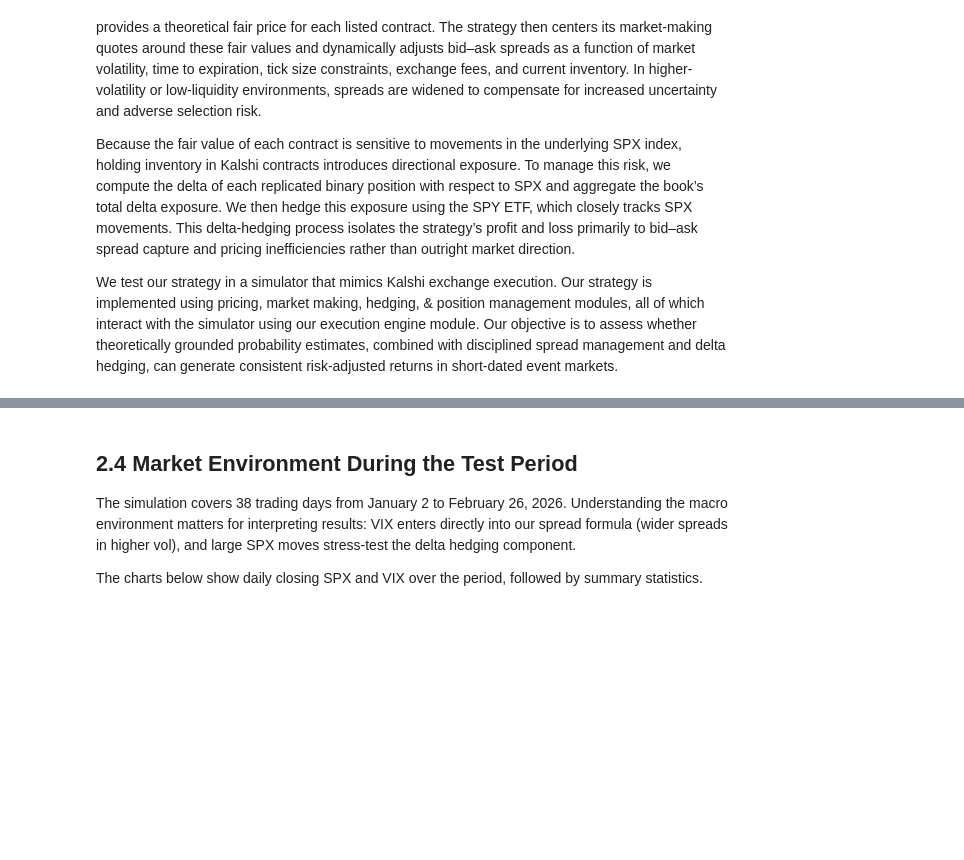
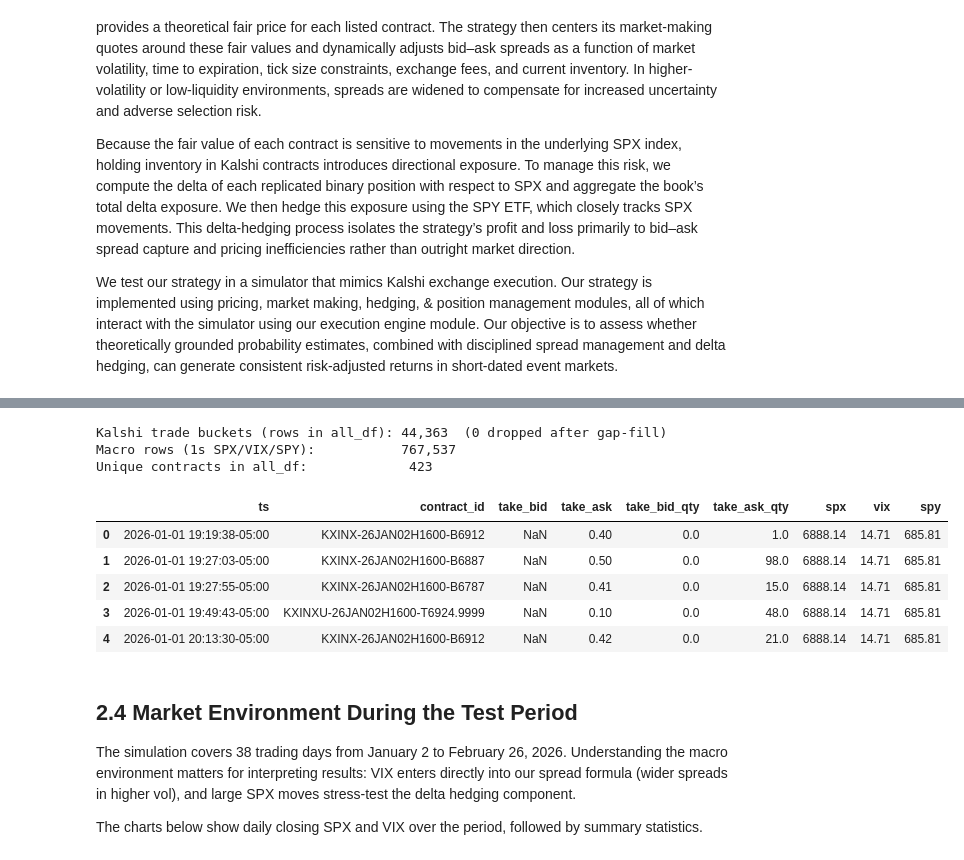
Before and after one commit to chris-mulligan-50/FINM-33150-Quantitative-Trading-Strategies-Final-Project-Kalshi-Market-Making-, a Jupyter notebook: submission.ipynb, the cells around one changed output, grey strips where cells are left out. Drawn from its saved outputs; the diff is of its cells as text; code cells hidden in the pictures; blank space fills up the shorter version.

```diff
--- a/submission.ipynb
+++ b/submission.ipynb
@@ -126,37 +328,33 @@ Raw data from each source requires several cleaning steps before it can be used
 # %%
-import sys
-sys.path.insert(0, "src")
-
-from DataIngestor import DataIngestor, KalshiCleanSpec, MacroSpec
-
 ingestor = DataIngestor()
 all_df, macro_df = ingestor.load(
     kalshi_clean_files=[
-        KalshiCleanSpec(path="Data/Cleaned Input Parquets/kalshi_kxinx_clean.parquet"),
-        KalshiCleanSpec(path="Data/Cleaned Input Parquets/kalshi_kxinxu_clean.parquet"),
+        KalshiCleanSpec(path=f"{data_path}kalshi_kxinx_clean.parquet"),
+        KalshiCleanSpec(path=f"{data_path}kalshi_kxinxu_clean.parquet"),
     ],
-    spx=MacroSpec(path="Data/Cleaned Input Parquets/spx_clean.parquet", value_col="spx"),
-    vix=MacroSpec(path="Data/Cleaned Input Parquets/vix_clean.parquet", value_col="vix"),
-    spy=MacroSpec(path="Data/Cleaned Input Parquets/spy_clean.parquet", value_col="close"),
+    spx=MacroSpec(path=f"{data_path}spx_clean.parquet", value_col="spx"),
+    vix=MacroSpec(path=f"{data_path}vix_clean.parquet", value_col="vix"),
+    spy=MacroSpec(path=f"{data_path}spy_clean.parquet", value_col="close"),
 )
 
 # Gap-fill macro values for Kalshi rows without an exact 1s macro match
-pre_rows = all_df.height
-all_df = (
-    all_df.sort(["ts", "contract_id"])
-    .with_columns([
-        pl.col("spx").forward_fill().backward_fill(),
-        pl.col("vix").forward_fill().backward_fill(),
-        pl.col("spy").forward_fill().backward_fill(),
-    ])
-    .filter(pl.col("spx").is_not_null() & pl.col("vix").is_not_null() & pl.col("spy").is_not_null())
-)
+all_df, pre_rows = format_all_df_summary(all_df)
 
 print(f"Kalshi trade buckets (rows in all_df): {all_df.height:,}  ({pre_rows - all_df.height} dropped after gap-fill)")
 print(f"Macro rows (1s SPX/VIX/SPY):           {macro_df.height:,}")
 print(f"Unique contracts in all_df:             {all_df['contract_id'].n_unique()}")
 print()
 display(all_df.head(5).to_pandas())
+# %% [output]
+Kalshi trade buckets (rows in all_df): 44,363  (0 dropped after gap-fill)
+Macro rows (1s SPX/VIX/SPY):           767,537
+Unique contracts in all_df:             423
+|  | ts | contract_id | take_bid | take_ask | take_bid_qty | take_ask_qty | spx | vix | spy |
+| 0 | 2026-01-01 19:19:38-05:00 | KXINX-26JAN02H1600-B6912 | NaN | 0.40 | 0.0 | 1.0 | 6888.14 | 14.71 | 685.81 |
+| 1 | 2026-01-01 19:27:03-05:00 | KXINX-26JAN02H1600-B6887 | NaN | 0.50 | 0.0 | 98.0 | 6888.14 | 14.71 | 685.81 |
+| 2 | 2026-01-01 19:27:55-05:00 | KXINX-26JAN02H1600-B6787 | NaN | 0.41 | 0.0 | 15.0 | 6888.14 | 14.71 | 685.81 |
+| 3 | 2026-01-01 19:49:43-05:00 | KXINXU-26JAN02H1600-T6924.9999 | NaN | 0.10 | 0.0 | 48.0 | 6888.14 | 14.71 | 685.81 |
+| 4 | 2026-01-01 20:13:30-05:00 | KXINX-26JAN02H1600-B6912 | NaN | 0.42 | 0.0 | 21.0 | 6888.14 | 14.71 | 685.81 |
 # %% [markdown]
 ## 2.4 Market Environment During the Test Period
 
```
Also changed, not shown: parts of 17 cells of this notebook.
